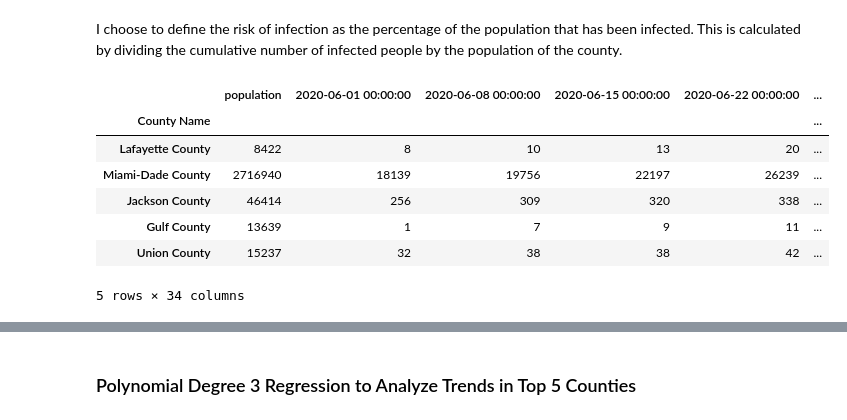
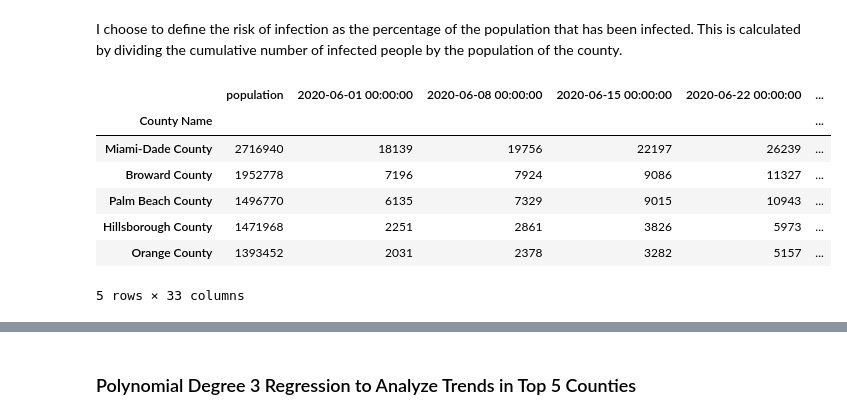
Before and after one commit to smbarber2/405ProjectGroup1, a Jupyter notebook: derek_stage4.ipynb, the cells around one changed output, grey strips where cells are left out. Saved outputs shown, nothing was run; the diff lists cells and outputs as text; code cells hidden in the pictures.

```diff
--- a/derek_stage4.ipynb
+++ b/derek_stage4.ipynb
@@ -145,19 +145,18 @@ rmse_df
 # Task 2: Find the top 5 counties in Florida with the highest risk of infection and analyze the trend of cases in those counties
 # %% [markdown]
 I choose to define the risk of infection as the percentage of the population that has been infected. This is calculated by dividing the cumulative number of infected people by the population of the county.
-# %%
-florida_cases['infected%'] = florida_cases.iloc[:, -1] / florida_cases['population'] * 100
 # %%
-top_5_counties = florida_cases.sort_values(by='infected%', ascending=False).set_index('County Name').drop(columns=['countyFIPS'])
+last_week = cases.columns[-1]
+top_5_counties = florida_cases.sort_values(by=last_week, ascending=False).set_index('County Name').drop(columns=['countyFIPS'])
 top_5_counties = top_5_counties.head(5)
 top_5_counties
 # %% [output]
 |  | population | 2020-06-01 00:00:00 | 2020-06-08 00:00:00 | 2020-06-15 00:00:00 | 2020-06-22 00:00:00 | ... |
 | County Name |  |  |  |  |  | ... |
-| Lafayette County | 8422 | 8 | 10 | 13 | 20 | ... |
 | Miami-Dade County | 2716940 | 18139 | 19756 | 22197 | 26239 | ... |
-| Jackson County | 46414 | 256 | 309 | 320 | 338 | ... |
-| Gulf County | 13639 | 1 | 7 | 9 | 11 | ... |
-| Union County | 15237 | 32 | 38 | 38 | 42 | ... |
+| Broward County | 1952778 | 7196 | 7924 | 9086 | 11327 | ... |
+| Palm Beach County | 1496770 | 6135 | 7329 | 9015 | 10943 | ... |
+| Hillsborough County | 1471968 | 2251 | 2861 | 3826 | 5973 | ... |
+| Orange County | 1393452 | 2031 | 2378 | 3282 | 5157 | ... |
-5 rows × 34 columns
+5 rows × 33 columns
 # %%
```
Also changed, not shown: parts of 19 cells of this notebook.
